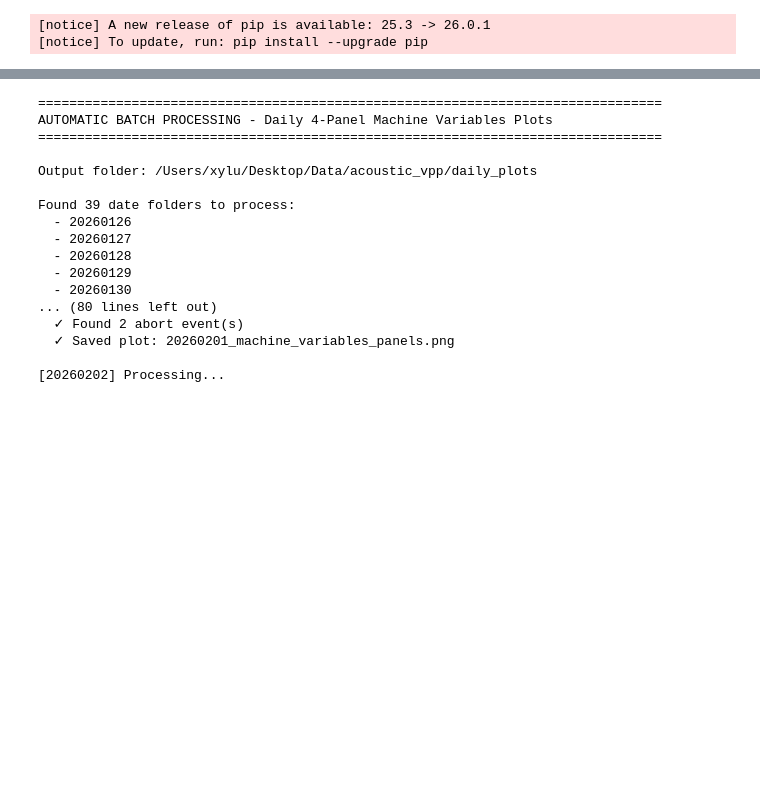
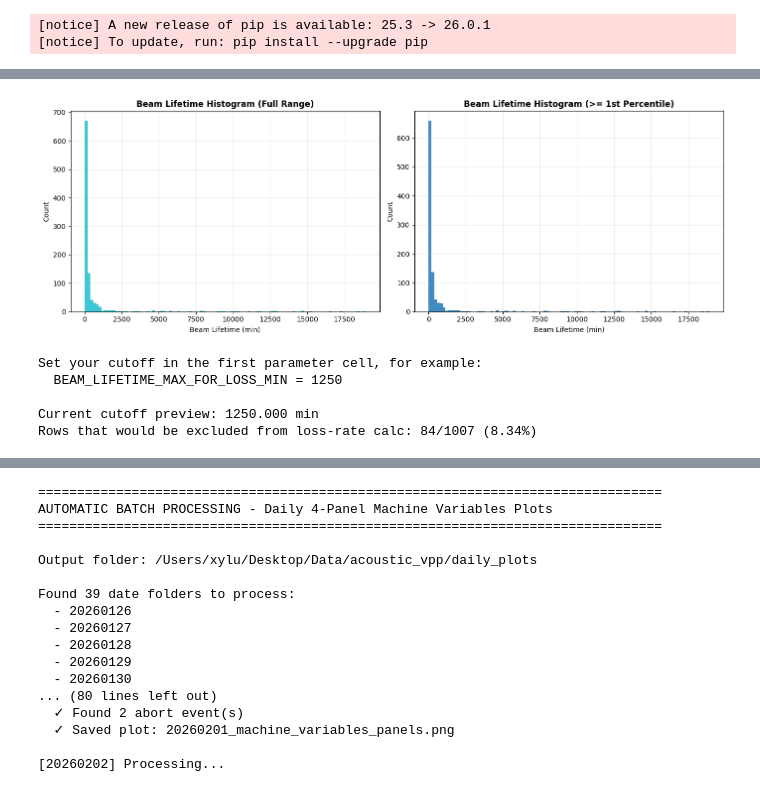
Before and after one commit to xylulu/SBL_code, a Jupyter notebook: Acoustic_csv_plotting_V4_newMachinPara.ipynb, the cells around one changed output, grey strips where cells are left out. Drawn from its saved outputs; the diff is of its cells as text; code cells hidden in the pictures; blank space fills up the shorter version.

```diff
--- a/Acoustic_csv_plotting_V4_newMachinPara.ipynb
+++ b/Acoustic_csv_plotting_V4_newMachinPara.ipynb
@@ -633,0 +642,68 @@ Creating 4-panel daily plot
+# %%
+# Histogram helper: Beam Lifetime distribution (min)
+# Use this to choose/update BEAM_LIFETIME_MAX_FOR_LOSS_MIN.
+
+if machine_df_filtered is None or len(machine_df_filtered) == 0:
+    print("⚠ No machine_df_filtered data. Run the machine data loading cell first.")
+else:
+    required_cols = ['time_datetime', 'A_BM_Lifetime_min']
+    missing_cols = [c for c in required_cols if c not in machine_df_filtered.columns]
+
+    if missing_cols:
+        print(f"⚠ Missing required columns: {missing_cols}")
+    else:
+        df_lifetime_hist = machine_df_filtered[required_cols].copy()
+        df_lifetime_hist['A_BM_Lifetime_min'] = pd.to_numeric(df_lifetime_hist['A_BM_Lifetime_min'], errors='coerce')
+
+        valid_mask = (
+            df_lifetime_hist['A_BM_Lifetime_min'].notna()
+            & (df_lifetime_hist['A_BM_Lifetime_min'] > 0)
+        )
+
+        df_lifetime_hist = df_lifetime_hist[valid_mask].copy()
+
+        print("=" * 80)
+        print("Beam Lifetime Histogram Prep")
+        print("=" * 80)
+        print(f"Total machine rows: {len(machine_df_filtered)}")
+        print(f"Valid lifetime rows: {len(df_lifetime_hist)}")
+
+        if len(df_lifetime_hist) == 0:
+            print("⚠ No valid data points for beam lifetime histogram.")
+        else:
+            q_levels = [0.01, 0.05, 0.1, 0.5, 0.9, 0.95, 0.99]
+            q = df_lifetime_hist['A_BM_Lifetime_min'].quantile(q_levels)
+
+            print("\nBeam lifetime quantiles (min):")
+            for lvl in q_levels:
+                print(f"  Q{lvl*100:5.1f}%: {q.loc[lvl]:.3f}")
+
+            p01 = q.loc[0.01]
+            fig, (ax_full, ax_zoom) = plt.subplots(1, 2, figsize=(14, 5))
+
+            ax_full.hist(df_lifetime_hist['A_BM_Lifetime_min'], bins=100, color='tab:cyan', alpha=0.85)
+            ax_full.set_title('Beam Lifetime Histogram (Full Range)', fontsize=12, fontweight='bold')
+            ax_full.set_xlabel('Beam Lifetime (min)')
+            ax_full.set_ylabel('Count')
+            ax_full.grid(True, alpha=0.25)
+
+            clipped_low = df_lifetime_hist[df_lifetime_hist['A_BM_Lifetime_min'] >= p01]['A_BM_Lifetime_min']
+            ax_zoom.hist(clipped_low, bins=100, color='tab:blue', alpha=0.85)
+            ax_zoom.set_title('Beam Lifetime Histogram (>= 1st Percentile)', fontsize=12, fontweight='bold')
+            ax_zoom.set_xlabel('Beam Lifetime (min)')
+            ax_zoom.set_ylabel('Count')
+            ax_zoom.grid(True, alpha=0.25)
+
+            plt.tight_layout()
+            plt.show()
+
+            print("\nSet your cutoff in the first parameter cell, for example:")
+            print("  BEAM_LIFETIME_MAX_FOR_LOSS_MIN = 1250")
+
+            if 'BEAM_LIFETIME_MAX_FOR_LOSS_MIN' in globals():
+                thr = BEAM_LIFETIME_MAX_FOR_LOSS_MIN
+                n_excluded = (df_lifetime_hist['A_BM_Lifetime_min'] > thr).sum()
+                frac = n_excluded / len(df_lifetime_hist) * 100
+                print(f"\nCurrent cutoff preview: {thr:.3f} min")
+                print(f"Rows that would be excluded from loss-rate calc: {n_excluded}/{len(df_lifetime_hist)} ({frac:.2f}%)")
+# %% [output]
@@ -634,3 +724,9 @@ Creating 4-panel daily plot
+[figure, added]
+Set your cutoff in the first parameter cell, for example:
+  BEAM_LIFETIME_MAX_FOR_LOSS_MIN = 1250
+
+Current cutoff preview: 1250.000 min
+Rows that would be excluded from loss-rate calc: 84/1007 (8.34%)
 # %%
 # TOLERANCE DEBUGGING: Test different merge_asof tolerance values
 # This cell analyzes how the 10-second tolerance parameter affects data point recovery
```
Also changed, not shown: parts of 8 cells of this notebook.
